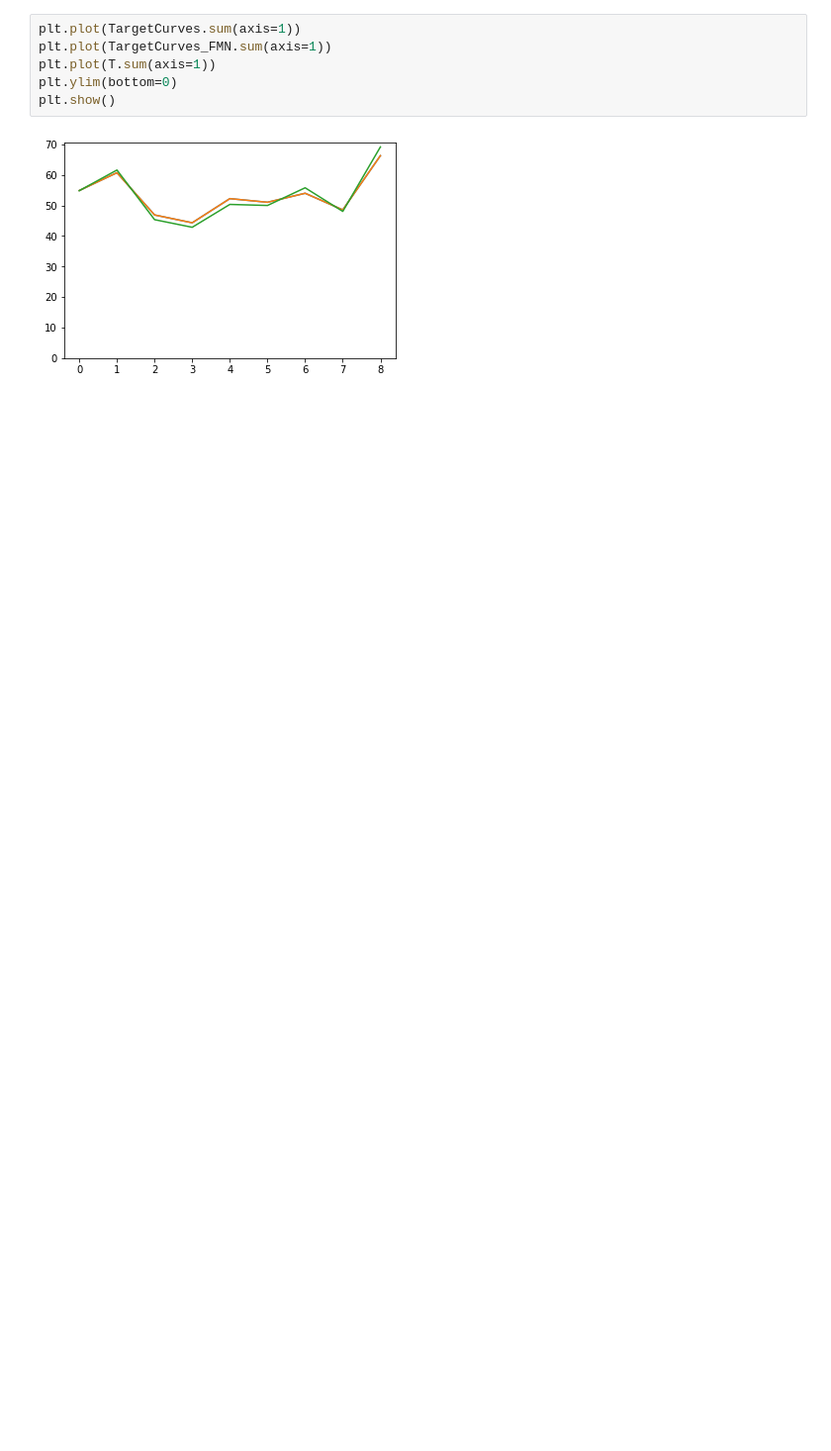
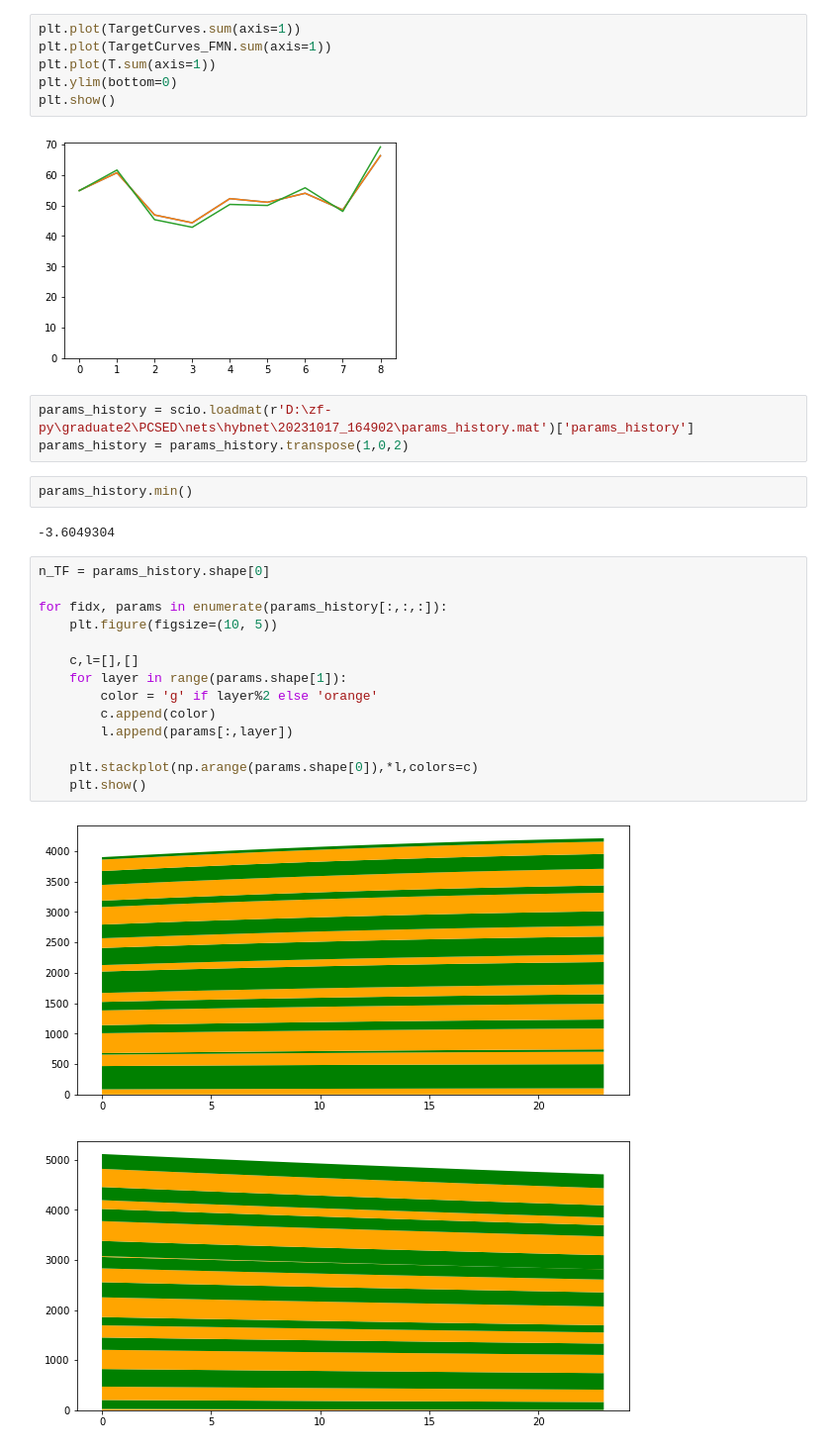
Before and after one commit to lixiaoyu0429/PCSED, a Jupyter notebook: test_hybnet.ipynb, the cells around one changed output. Shown: that part at 99% size. Cells and saved outputs as stored; diff of their text form; blank space fills up the shorter version.

```diff
--- a/test_hybnet.ipynb
+++ b/test_hybnet.ipynb
@@ -65,3 +101,27 @@ plt.ylim(bottom=0)
 plt.show()
 # %% [output]
 [figure]
+# %%
+params_history = scio.loadmat(r'D:\zf-py\graduate2\PCSED\nets\hybnet\20231017_164902\params_history.mat')['params_history']
+params_history = params_history.transpose(1,0,2)
+# %%
+params_history.min()
+# %% [output]
+-3.6049304
+# %%
+n_TF = params_history.shape[0]
+
+for fidx, params in enumerate(params_history[:,:,:]):
+    plt.figure(figsize=(10, 5))
+
+    c,l=[],[]
+    for layer in range(params.shape[1]):
+        color = 'g' if layer%2 else 'orange'
+        c.append(color)
+        l.append(params[:,layer])
+
+    plt.stackplot(np.arange(params.shape[0]),*l,colors=c)
+    plt.show()
+# %% [output]
+[figure, added]
+[figure, added]
```
Also changed, not shown: parts of 10 cells of this notebook, 18 other files.
